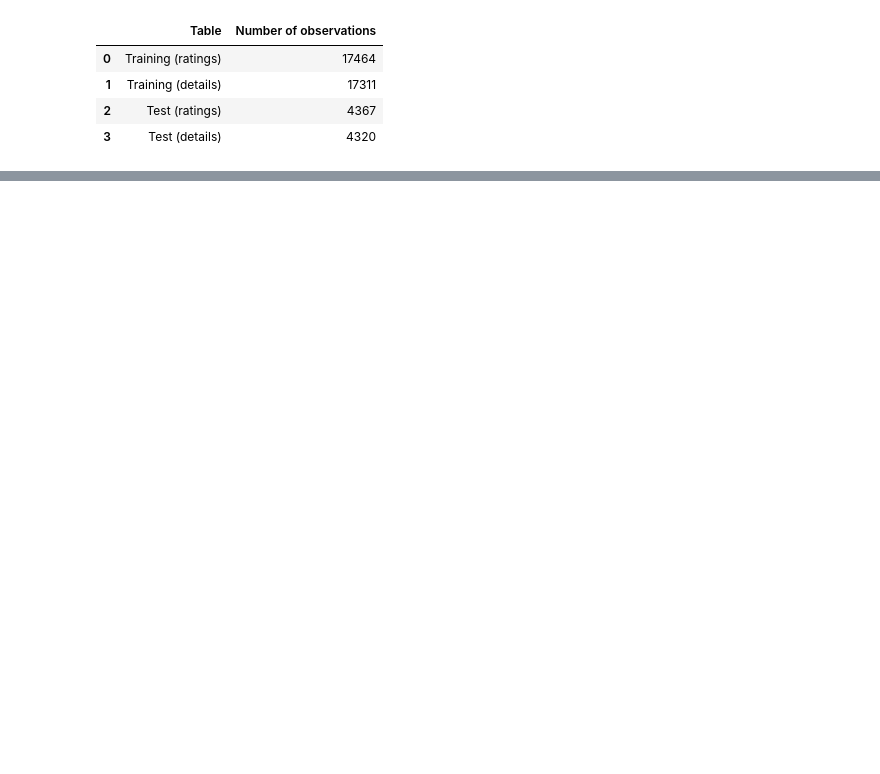
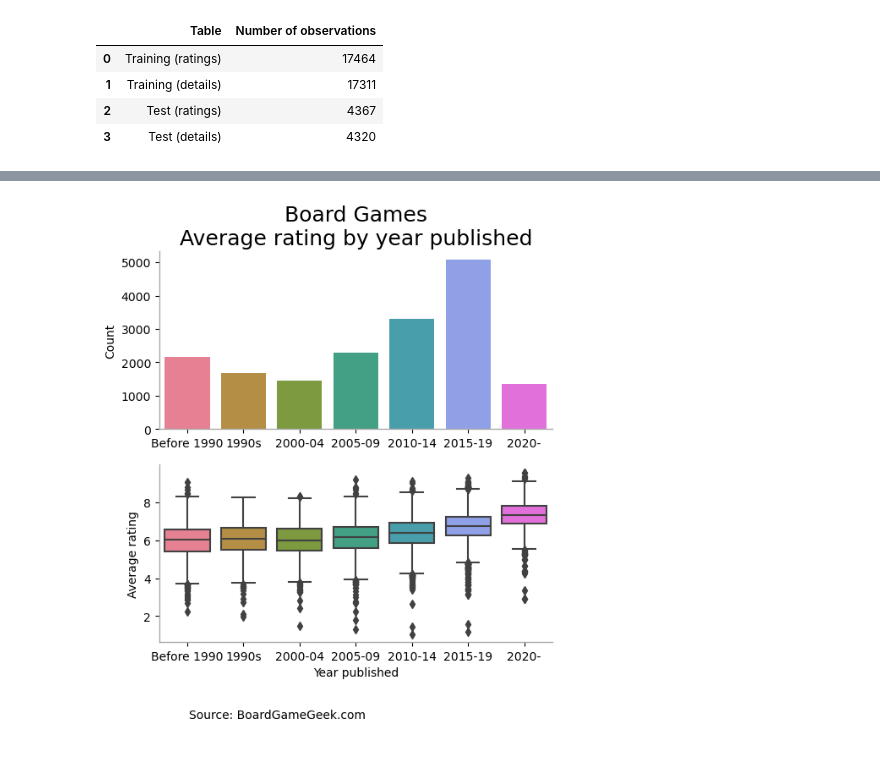
Before and after one commit to jeromematthewcelestine/tidytuesday, a Jupyter notebook: 2023-02-15-boardgames/TidyTuesday - Boardgames.ipynb, the cells around one changed output, grey strips where cells are left out. Saved outputs shown, nothing was run; the diff lists cells and outputs as text; code cells hidden in the pictures; blank space fills up the shorter version.

```diff
--- a/2023-02-15-boardgames/TidyTuesday - Boardgames.ipynb
+++ b/2023-02-15-boardgames/TidyTuesday - Boardgames.ipynb
@@ -192,26 +235,44 @@ Incidentally, the plot also shows the explosion in boardgame publishing over the
 # %%
 
 plot_data = train_details.copy()
 
 plot_data["yearpublished_cat"] = pd.cut(plot_data["yearpublished"], right = False,
        bins = [-np.inf, 1990, 2000, 2005, 2010, 2015, 2020, np.inf],
        labels = ["Before 1990", "1990s", "2000-04", "2005-09", "2010-14", "2015-19", "2020-"])
 
+with mpl.rc_context({'grid.linestyle': ':',
+                    'axes.facecolor': 'white',
+                    'grid.color': 'lightgray',
+                    'axes.spines.bottom': True,
+                     'axes.spines.left' : True,
+                     'axes.spines.top' : False,
+                     'axes.spines.right' : False,
+                    'axes.edgecolor': 'darkgray',
+                    'axes.linewidth': 1.0,
+                    'axes.titlesize': 18,
+                    'axes.titlecolor': 'black'}):
+    fig, ax = plt.subplots(2, 1, figsize=(6,6))
+    ax = ax.flatten()
 
-fig, ax = plt.subplots(2, 1, figsize=(10,10))
-ax = ax.flatten()
+    p1 = sns.countplot(ax = ax[0],
+                  data = plot_data,
+                  x = "yearpublished_cat",
+                  palette = sns.color_palette("husl", 7))
+    p2 = sns.boxplot(ax = ax[1],
+                     data = plot_data,
+                     x = "yearpublished_cat",
+                     y = "average",
+                     palette = sns.color_palette("husl", 7))
+    temp = p1.set(title = "Board Games\nAverage rating by year published",
+          xlabel = "", ylabel = "Count")
+    temp = p2.set(title = "", xlabel = "Year published", ylabel = "Average rating")
 
-p1 = sns.countplot(ax = ax[0],
-              data = plot_data,
-              x = "yearpublished_cat",
-              palette = sns.color_palette("husl", 7))
-p2 = sns.boxplot(ax = ax[1],
-                 data = plot_data,
-                 x = "yearpublished_cat",
-                 y = "average",
-                 palette = sns.color_palette("husl", 7))
-temp = p1.set(title = "Average rating by year published",
-      xlabel = "", ylabel = "Count")
-temp = p2.set(title = "", xlabel = "Year published", ylabel = "Average rating")
+    footnote_text = f"""
+        Source: BoardGameGeek.com
+
+        """
+    ax[1].annotate(footnote_text, xy = (0.0, -.3), xycoords = "axes fraction", ha = "left", va = "top")
+# %% [output]
+[figure, added]
 # %% [markdown]
 ### Mechanics, Designers, and Publishers
```
Also changed, not shown: parts of 23 cells of this notebook, 9 other files.
